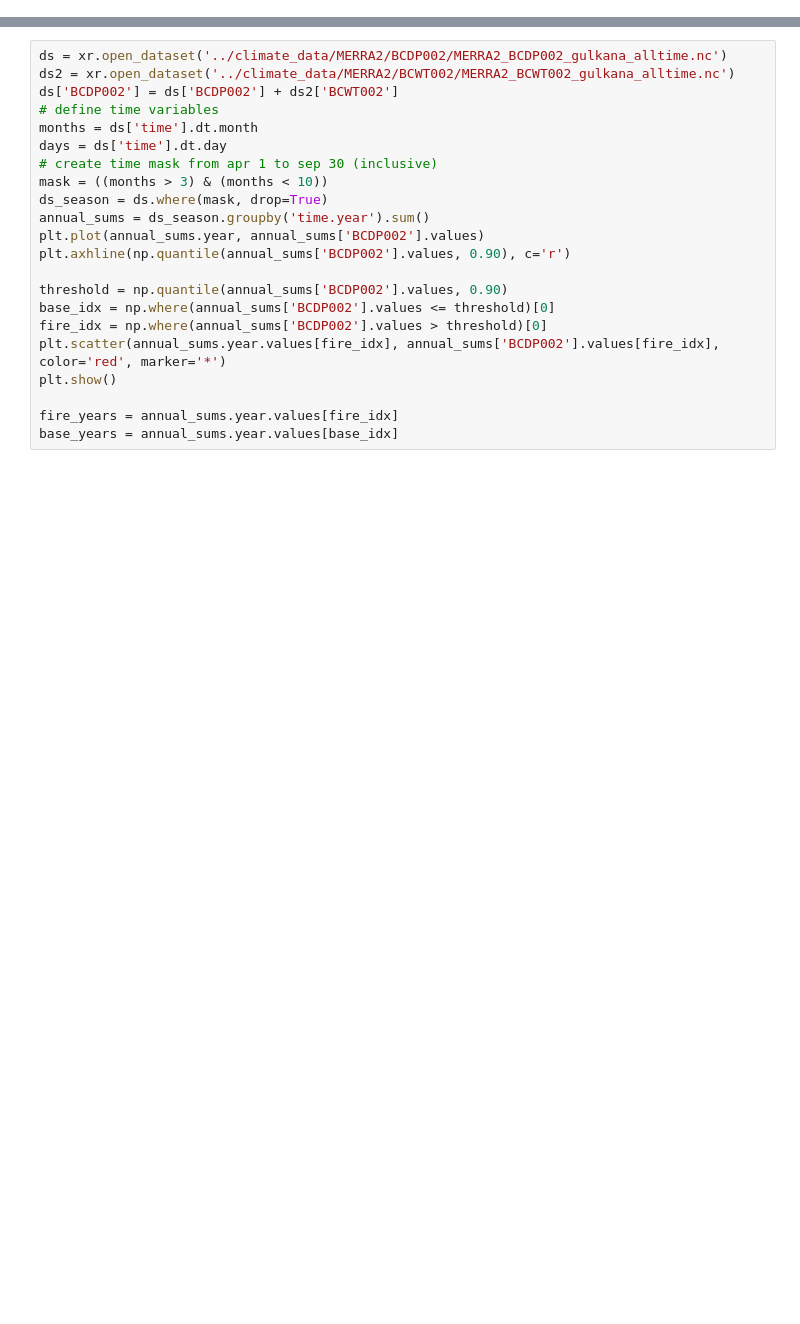
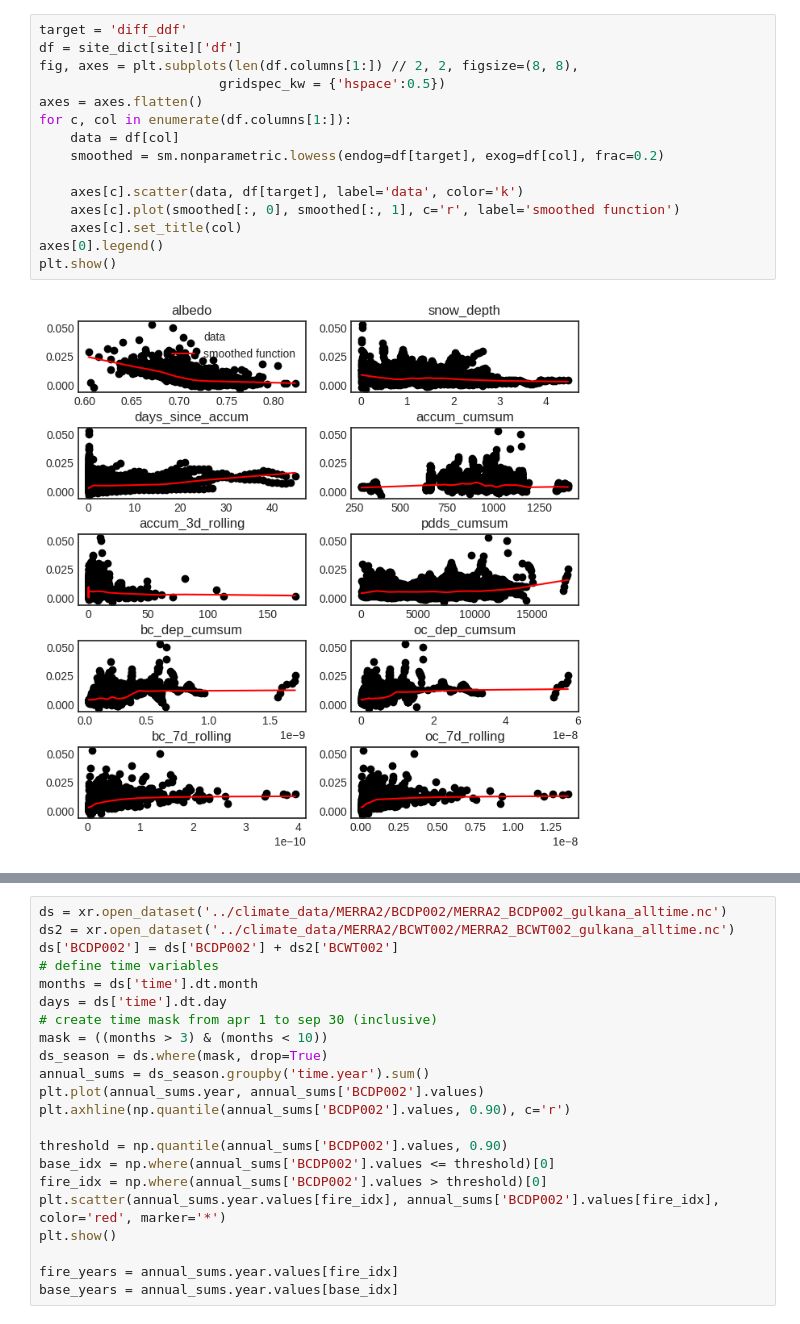
Before and after one commit to clairevwilson/PEBSI, a Jupyter notebook: ddf_proj.ipynb, the cells around one changed output, grey strips where cells are left out. Drawn from its saved outputs; the diff is of its cells as text; blank space fills up the shorter version.

Commit message:
plotting results

```diff
--- a/ddf_proj.ipynb
+++ b/ddf_proj.ipynb
@@ -95,0 +158,17 @@ for timeres in ['1D','YS-OCT']:
+# %%
+target = 'diff_ddf'
+df = site_dict[site]['df']
+fig, axes = plt.subplots(len(df.columns[1:]) // 2, 2, figsize=(8, 8),
+                       gridspec_kw = {'hspace':0.5})
+axes = axes.flatten()
+for c, col in enumerate(df.columns[1:]):
+    data = df[col]
+    smoothed = sm.nonparametric.lowess(endog=df[target], exog=df[col], frac=0.2)
+
+    axes[c].scatter(data, df[target], label='data', color='k')
+    axes[c].plot(smoothed[:, 0], smoothed[:, 1], c='r', label='smoothed function')
+    axes[c].set_title(col)
+axes[0].legend()
+plt.show()
+# %% [output]
+[figure, added]
```
Also changed, not shown: parts of 11 cells of this notebook, 1 other file.
